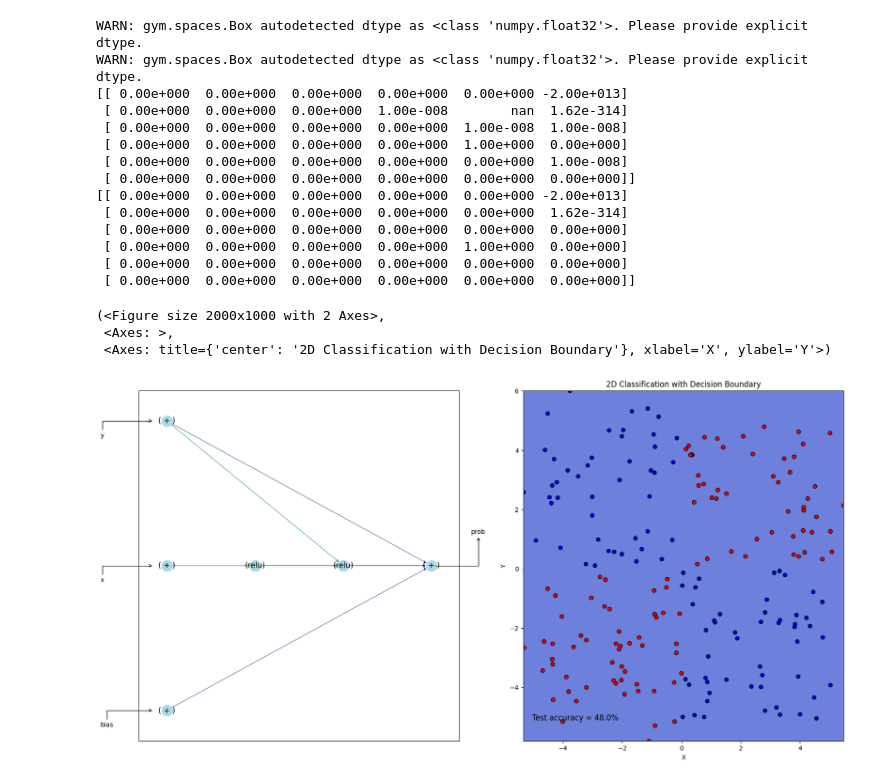
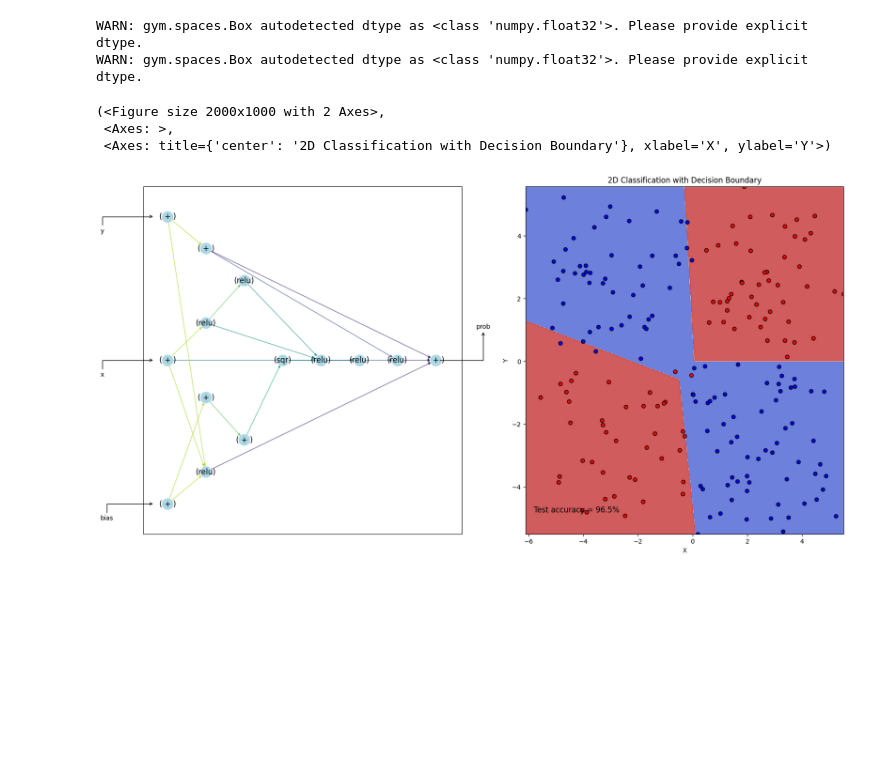
Before and after one commit to mydcxiao/BackpropNEAT_Gym, a Jupyter notebook: prettyNEAT_demo.ipynb, the cells around one changed output. Drawn from its saved outputs; the diff is of its cells as text; code cells hidden in the pictures; blank space fills up the shorter version.

```diff
--- a/prettyNEAT_demo.ipynb
+++ b/prettyNEAT_demo.ipynb
@@ -27,29 +27,17 @@ plt.ylabel('Fitness')
 # %%
 # -- View Topology of Network
 # Lighter color connections are connected to earlier layers (NOT weight strength)
 import vis as nv
 # nv.viewInd('demo/swingup/test_best.out','swingup')
-nv.viewClassifier('log/XOR_best/0002.out','backprop_XOR', seed=None)
-# nv.viewClassifier('log/XOR_best.out','backprop_XOR', seed=None)
+# nv.viewClassifier('log/XOR_best/0024.out','backprop_XOR', seed=None)
+nv.viewClassifier('log/XOR_best.out','backprop_XOR', seed=None)
 # %% [output]
 WARN: gym.spaces.Box autodetected dtype as <class 'numpy.float32'>. Please provide explicit dtype.
 WARN: gym.spaces.Box autodetected dtype as <class 'numpy.float32'>. Please provide explicit dtype.
-[[ 0.00e+000  0.00e+000  0.00e+000  0.00e+000  0.00e+000 -2.00e+013]
- [ 0.00e+000  0.00e+000  0.00e+000  1.00e-008        nan  1.62e-314]
- [ 0.00e+000  0.00e+000  0.00e+000  0.00e+000  1.00e-008  1.00e-008]
- [ 0.00e+000  0.00e+000  0.00e+000  0.00e+000  1.00e+000  0.00e+000]
- [ 0.00e+000  0.00e+000  0.00e+000  0.00e+000  0.00e+000  1.00e-008]
- [ 0.00e+000  0.00e+000  0.00e+000  0.00e+000  0.00e+000  0.00e+000]]
-[[ 0.00e+000  0.00e+000  0.00e+000  0.00e+000  0.00e+000 -2.00e+013]
- [ 0.00e+000  0.00e+000  0.00e+000  0.00e+000  0.00e+000  1.62e-314]
- [ 0.00e+000  0.00e+000  0.00e+000  0.00e+000  0.00e+000  0.00e+000]
- [ 0.00e+000  0.00e+000  0.00e+000  0.00e+000  1.00e+000  0.00e+000]
- [ 0.00e+000  0.00e+000  0.00e+000  0.00e+000  0.00e+000  0.00e+000]
- [ 0.00e+000  0.00e+000  0.00e+000  0.00e+000  0.00e+000  0.00e+000]]
 (<Figure size 2000x1000 with 2 Axes>,
  <Axes: >,
  <Axes: title={'center': '2D Classification with Decision Boundary'}, xlabel='X', ylabel='Y'>)
-[figure, old version]
+[figure, new version]
 # %%
 # -- View Behavior of Network
 !python neat_test.py -p p/swingup.json -i demo/swingup/test_best.out --view True
```
Also changed, not shown: 2 other files.
